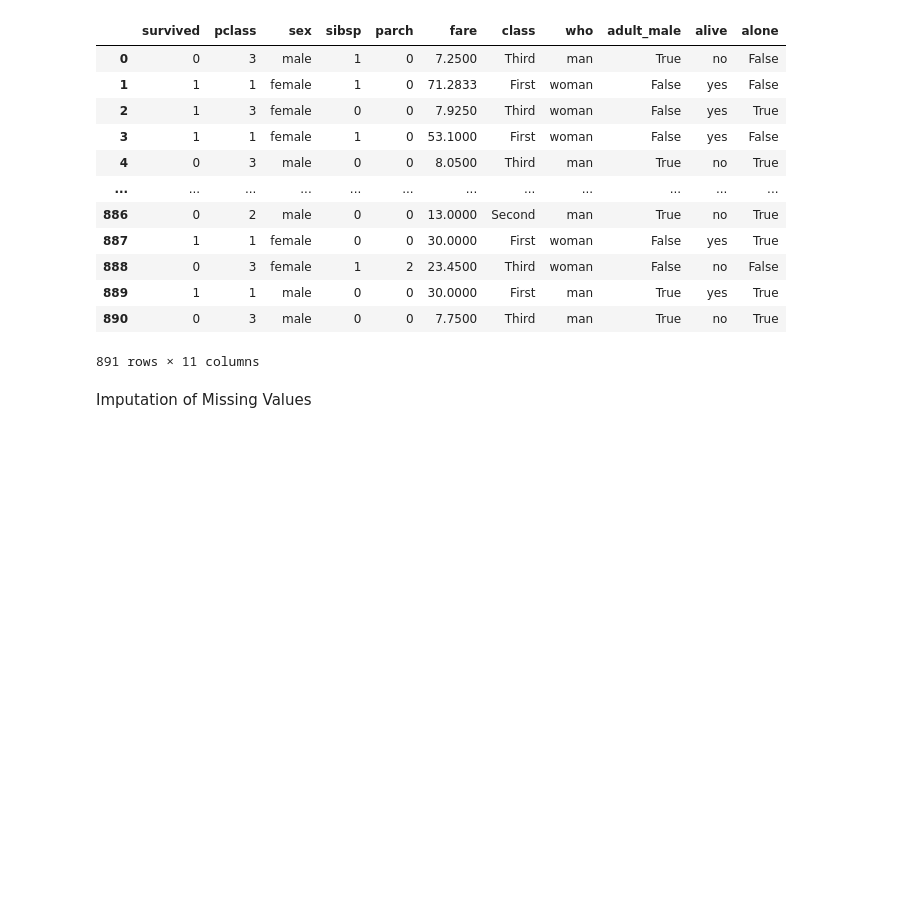
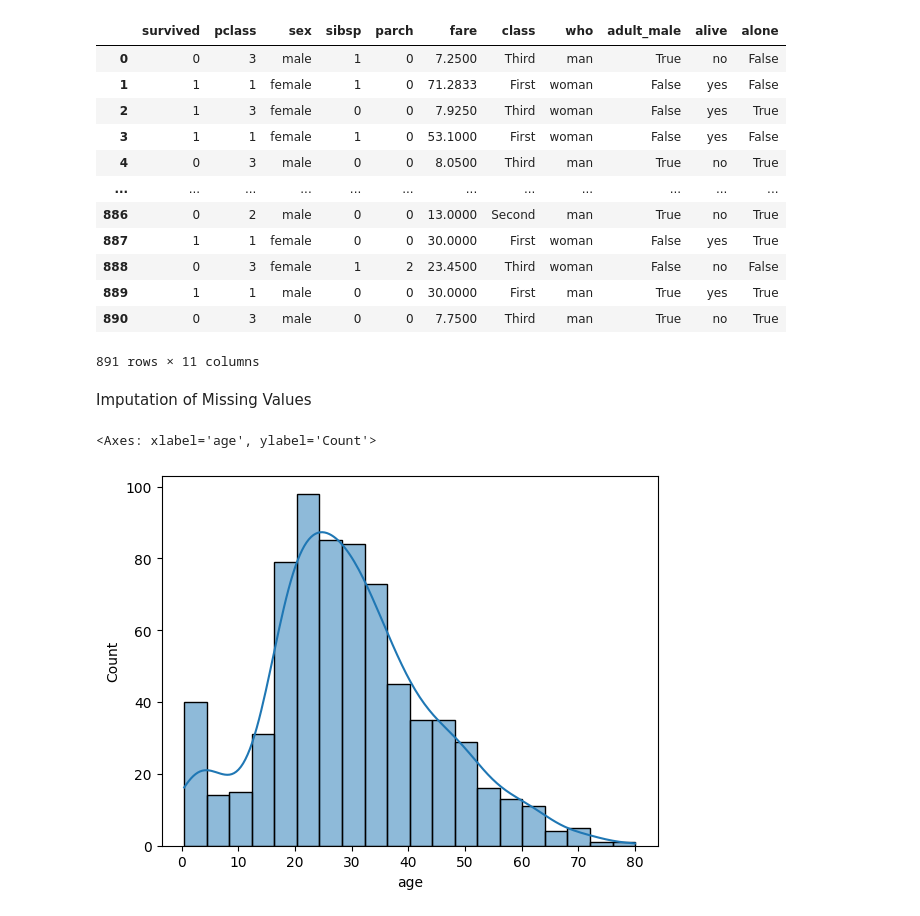
Before and after one commit to wasif-h/Data-Analytics-Odyssey, a Jupyter notebook: Feature_Engineering/main_fe.ipynb, the cells around one changed output. Drawn from its saved outputs; the diff is of its cells as text; code cells hidden in the pictures; blank space fills up the shorter version.

```diff
--- a/Feature_Engineering/main_fe.ipynb
+++ b/Feature_Engineering/main_fe.ipynb
@@ -96,3 +96,8 @@ df.dropna(axis=1)
 891 rows × 11 columns
 # %% [markdown]
 Imputation of Missing Values
+# %%
+sns.histplot(df['age'],kde=True)
+# %% [output]
+<Axes: xlabel='age', ylabel='Count'>
+[figure, added]
```
Also changed, not shown: parts of 10 cells of this notebook.
